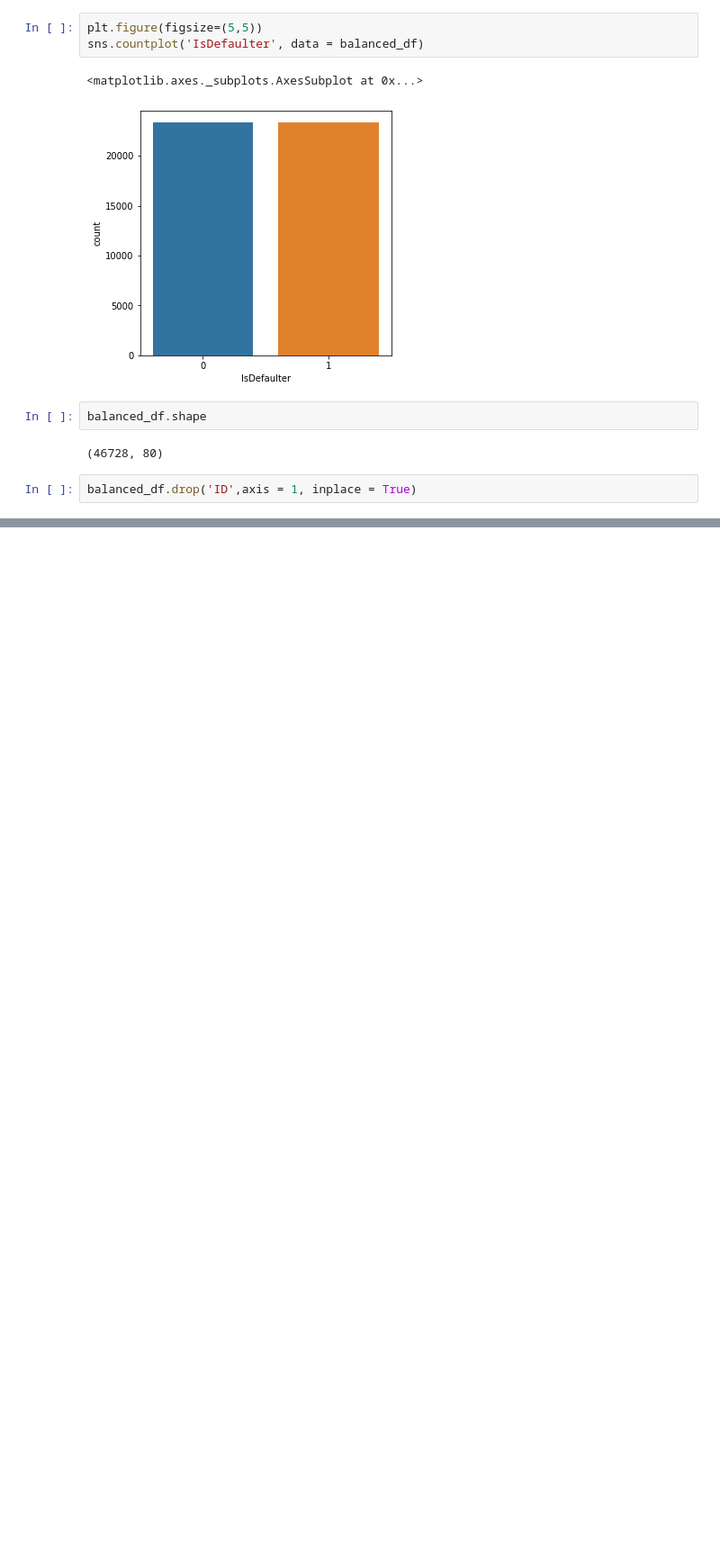
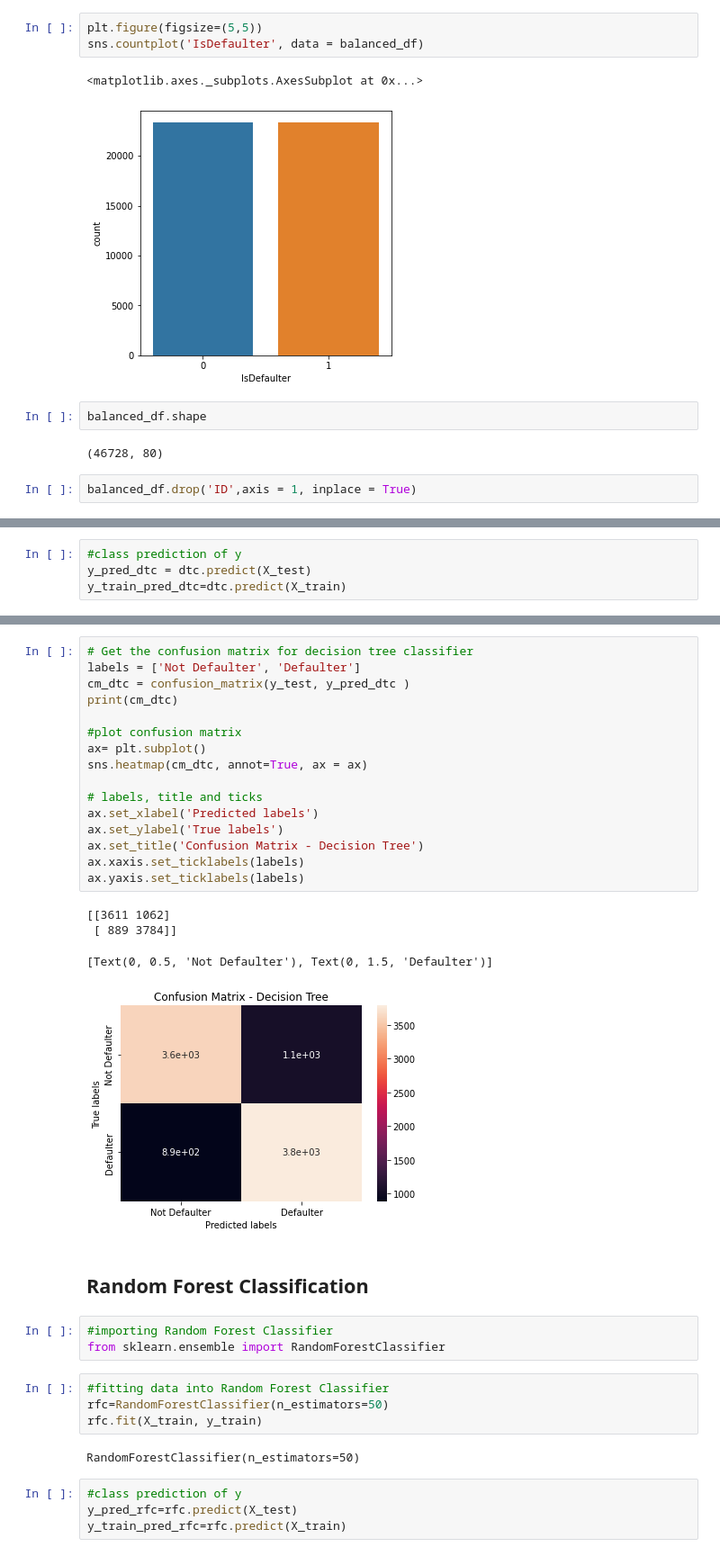
Before and after one commit to Amolrakhunde/Credit-Card-Default-Prediction, a Jupyter notebook: Credit_Card_Default_Prediction_Amol.ipynb, the cells around one changed output, grey strips where cells are left out. Shown at 90% size. Cells and saved outputs as stored; diff of their text form; blank space fills up the shorter version.

```diff
--- a/Credit_Card_Default_Prediction_Amol.ipynb
+++ b/Credit_Card_Default_Prediction_Amol.ipynb
@@ -408,0 +537,4 @@ balanced_df.drop('ID',axis = 1, inplace = True)
+# %%
+#class prediction of y
+y_pred_dtc = dtc.predict(X_test)
+y_train_pred_dtc=dtc.predict(X_train)
@@ -408,0 +563,36 @@ balanced_df.drop('ID',axis = 1, inplace = True)
+# %%
+# Get the confusion matrix for decision tree classifier
+labels = ['Not Defaulter', 'Defaulter']
+cm_dtc = confusion_matrix(y_test, y_pred_dtc )
+print(cm_dtc)
+
+#plot confusion matrix
+ax= plt.subplot()
+sns.heatmap(cm_dtc, annot=True, ax = ax)
+
+# labels, title and ticks
+ax.set_xlabel('Predicted labels')
+ax.set_ylabel('True labels')
+ax.set_title('Confusion Matrix - Decision Tree')
+ax.xaxis.set_ticklabels(labels)
+ax.yaxis.set_ticklabels(labels)
+# %% [output]
+[[3611 1062]
+ [ 889 3784]]
+[Text(0, 0.5, 'Not Defaulter'), Text(0, 1.5, 'Defaulter')]
+[figure, added]
+# %% [markdown]
+## **Random Forest Classification**
+# %%
+#importing Random Forest Classifier
+from sklearn.ensemble import RandomForestClassifier
+# %%
+#fitting data into Random Forest Classifier
+rfc=RandomForestClassifier(n_estimators=50)
+rfc.fit(X_train, y_train)
+# %% [output]
+RandomForestClassifier(n_estimators=50)
+# %%
+#class prediction of y
+y_pred_rfc=rfc.predict(X_test)
+y_train_pred_rfc=rfc.predict(X_train)
```
Also changed, not shown: parts of 47 cells of this notebook.
